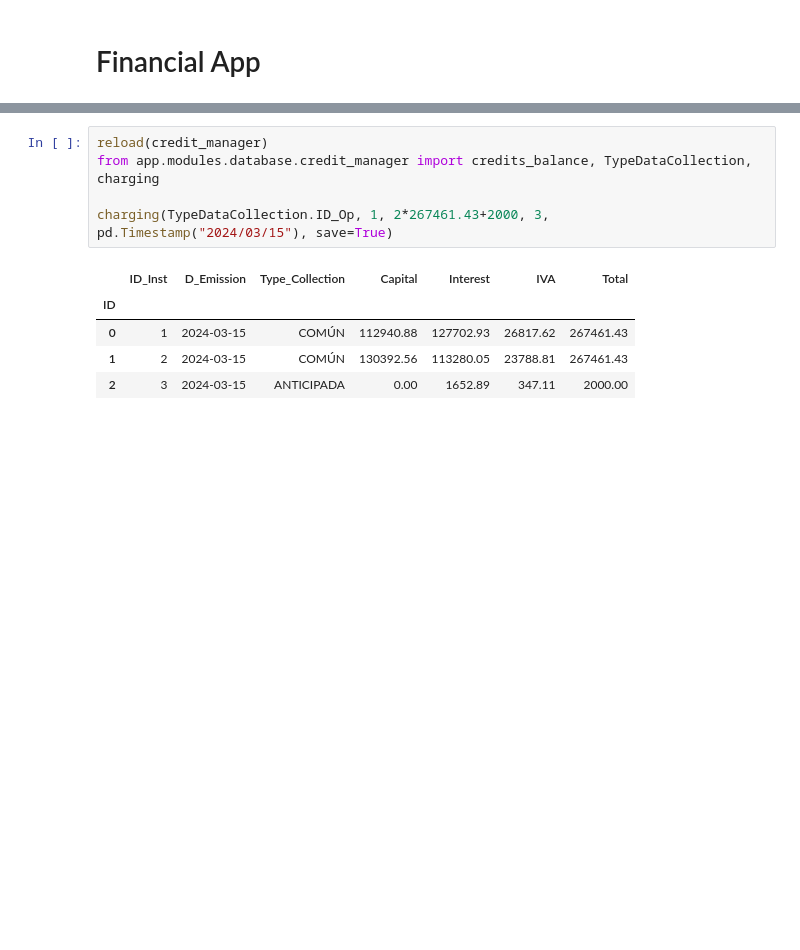
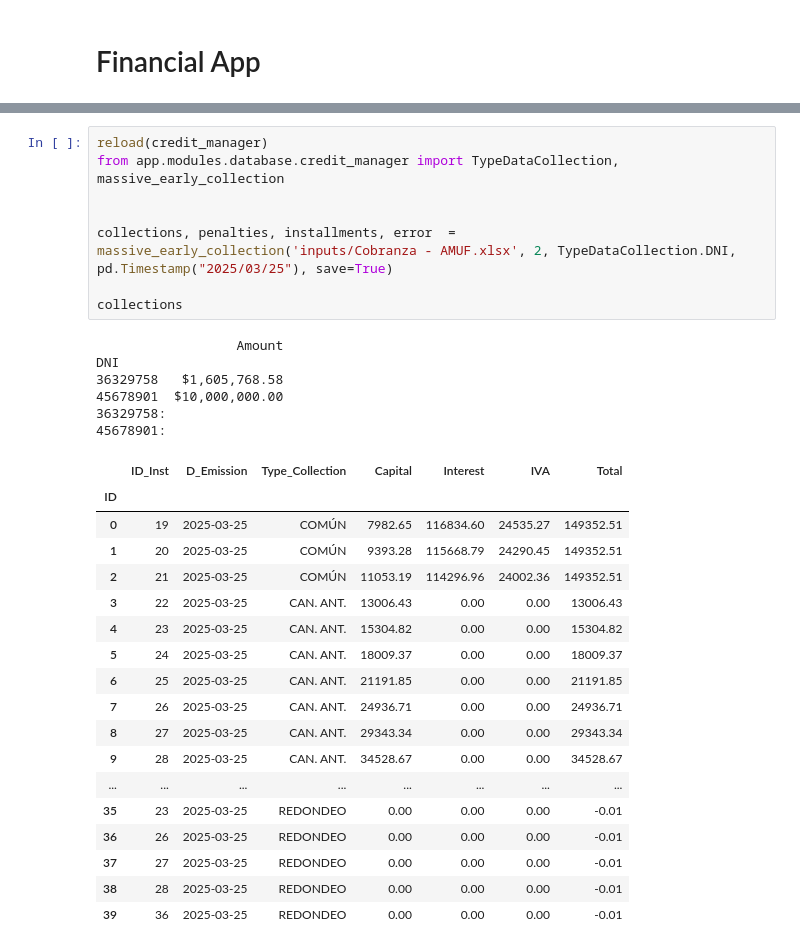
Before and after one commit to JuanMCarini/FinancialApp, a Jupyter notebook: notebooks/Start_DataBases.ipynb, the cells around one changed output, grey strips where cells are left out. Drawn from its saved outputs; the diff is of its cells as text; blank space fills up the shorter version.

Commit message:
Added functions to massive collections (commun and early).

```diff
--- a/notebooks/Start_DataBases.ipynb
+++ b/notebooks/Start_DataBases.ipynb
@@ -52,11 +125,33 @@ Deuda Total: $ 5,452,862.28
 # %%
 reload(credit_manager)
-from app.modules.database.credit_manager import credits_balance, TypeDataCollection, charging
+from app.modules.database.credit_manager import TypeDataCollection, massive_early_collection
 
-charging(TypeDataCollection.ID_Op, 1, 2*267461.43+2000, 3, pd.Timestamp("2024/03/15"), save=True)
+
+collections, penalties, installments, error  = massive_early_collection('inputs/Cobranza - AMUF.xlsx', 2, TypeDataCollection.DNI, pd.Timestamp("2025/03/25"), save=True)
+
+collections
 # %% [output]
+                  Amount
+DNI
+36329758   $1,605,768.58
+45678901  $10,000,000.00
+36329758:
+45678901:
 |  | ID_Inst | D_Emission | Type_Collection | Capital | Interest | IVA | Total |
 | ID |  |  |  |  |  |  |  |
-| 0 | 1 | 2024-03-15 | COMÚN | 112940.88 | 127702.93 | 26817.62 | 267461.43 |
-| 1 | 2 | 2024-03-15 | COMÚN | 130392.56 | 113280.05 | 23788.81 | 267461.43 |
-| 2 | 3 | 2024-03-15 | ANTICIPADA | 0.00 | 1652.89 | 347.11 | 2000.00 |
+| 0 | 19 | 2025-03-25 | COMÚN | 7982.65 | 116834.60 | 24535.27 | 149352.51 |
+| 1 | 20 | 2025-03-25 | COMÚN | 9393.28 | 115668.79 | 24290.45 | 149352.51 |
+| 2 | 21 | 2025-03-25 | COMÚN | 11053.19 | 114296.96 | 24002.36 | 149352.51 |
+| 3 | 22 | 2025-03-25 | CAN. ANT. | 13006.43 | 0.00 | 0.00 | 13006.43 |
+| 4 | 23 | 2025-03-25 | CAN. ANT. | 15304.82 | 0.00 | 0.00 | 15304.82 |
+| 5 | 24 | 2025-03-25 | CAN. ANT. | 18009.37 | 0.00 | 0.00 | 18009.37 |
+| 6 | 25 | 2025-03-25 | CAN. ANT. | 21191.85 | 0.00 | 0.00 | 21191.85 |
+| 7 | 26 | 2025-03-25 | CAN. ANT. | 24936.71 | 0.00 | 0.00 | 24936.71 |
+| 8 | 27 | 2025-03-25 | CAN. ANT. | 29343.34 | 0.00 | 0.00 | 29343.34 |
+| 9 | 28 | 2025-03-25 | CAN. ANT. | 34528.67 | 0.00 | 0.00 | 34528.67 |
+| ... | ... | ... | ... | ... | ... | ... | ... |
+| 35 | 23 | 2025-03-25 | REDONDEO | 0.00 | 0.00 | 0.00 | -0.01 |
+| 36 | 26 | 2025-03-25 | REDONDEO | 0.00 | 0.00 | 0.00 | -0.01 |
+| 37 | 27 | 2025-03-25 | REDONDEO | 0.00 | 0.00 | 0.00 | -0.01 |
+| 38 | 28 | 2025-03-25 | REDONDEO | 0.00 | 0.00 | 0.00 | -0.01 |
+| 39 | 36 | 2025-03-25 | REDONDEO | 0.00 | 0.00 | 0.00 | -0.01 |
```
Also changed, not shown: parts of 13 cells of this notebook, 3 other files.
